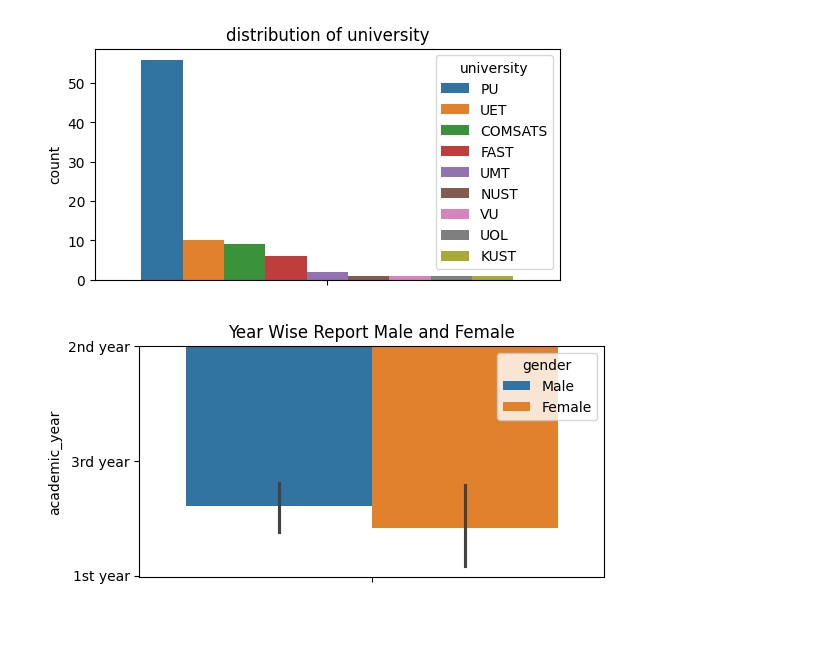
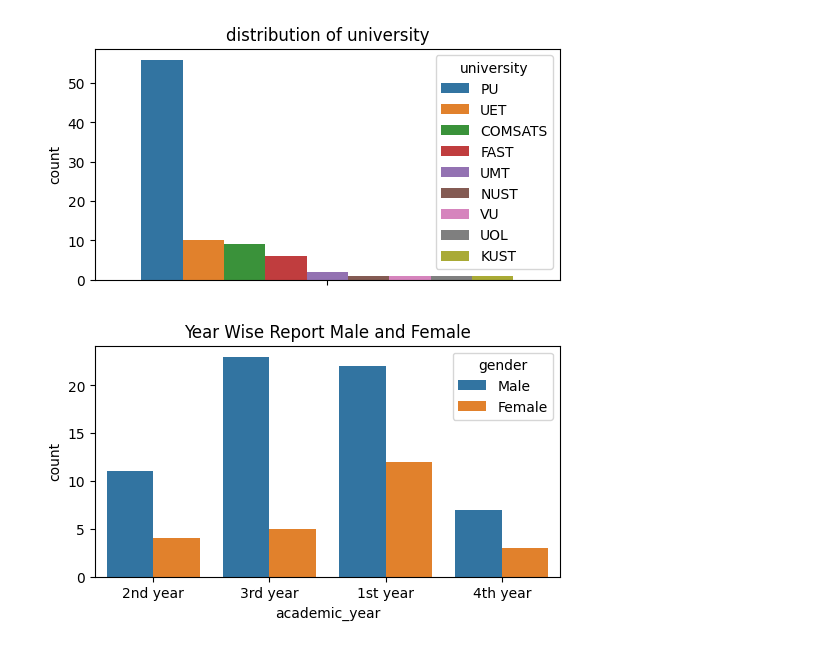
Before and after one commit to valaykhadegithub/MentalHealthSurvay, a Jupyter notebook: MentalHealthSurvey.ipynb, the cells around one changed output. Cells and saved outputs as stored; diff of their text form; code cells hidden in the pictures.

```diff
--- a/MentalHealthSurvey.ipynb
+++ b/MentalHealthSurvey.ipynb
@@ -115,9 +115,9 @@ plt.show()
 [figure]
 # %%
 plt.figure(figsize=(6,3))
-sns.barplot(data=data, y='academic_year',hue='gender')
+sns.countplot(data=data, x='academic_year',hue='gender')
 
 plt.title('Year Wise Report Male and Female')
 plt.show()
 # %% [output]
-[figure, old version]
+[figure, new version]
```
